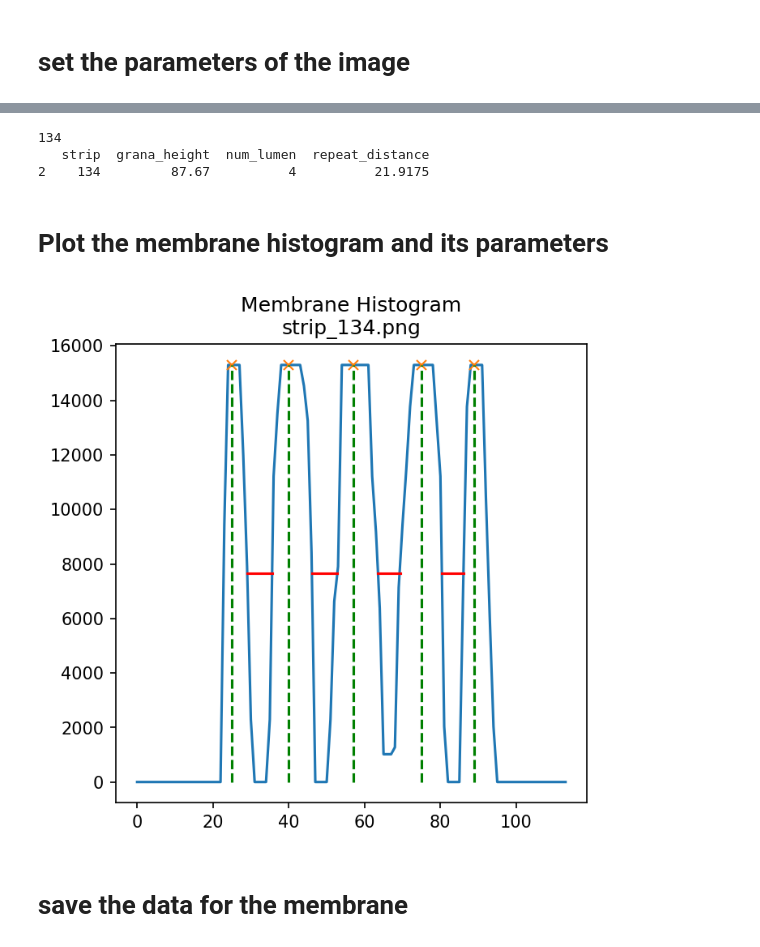
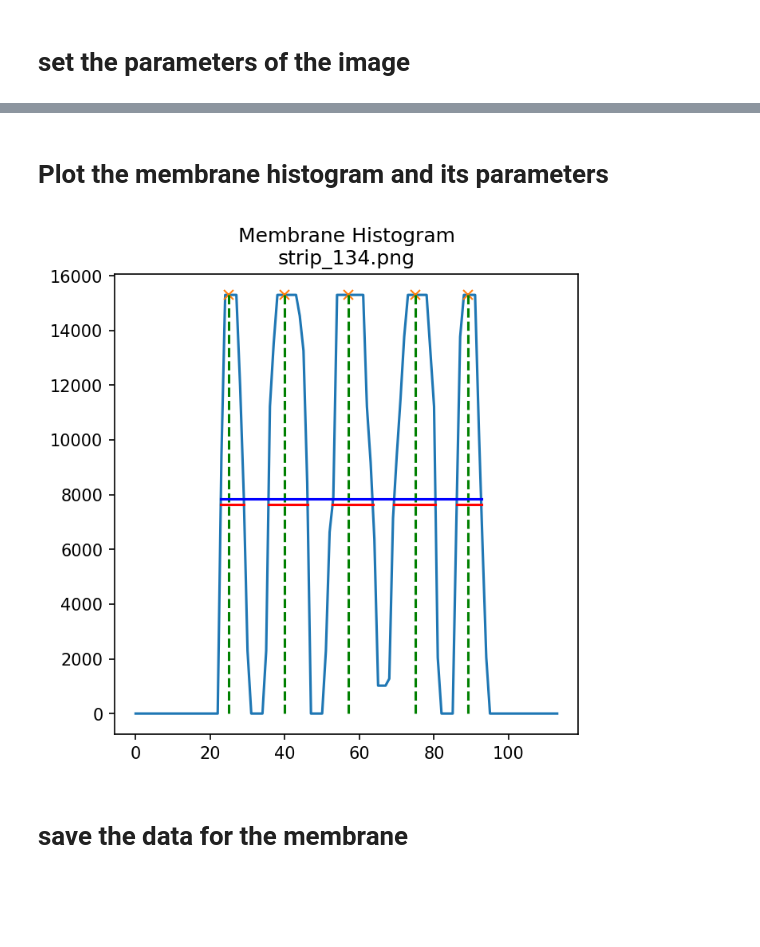
Before and after one commit to fieryWalrus1002/gapfinder_images, a Jupyter notebook: 9_signal_processing.ipynb, the cells around one changed output, grey strips where cells are left out. Saved outputs shown, nothing was run; the diff lists cells and outputs as text; code cells hidden in the pictures; blank space fills up the shorter version.

Commit message:
export the data

```diff
--- a/9_signal_processing.ipynb
+++ b/9_signal_processing.ipynb
@@ -335,39 +398,30 @@ Vaclav_df contains the expected values for the parameters of the images. We will
-# %%
-
-# retrieve the data from the vaclav_df that matches the strip number in the strip column
-image_number = image_name.split('_')[1].split('.')[0]
-print(image_number)
-
-strip_data = vaclav_df[vaclav_df['strip'] == int(image_number)]
-print(strip_data)
-# %% [output]
-134
-   strip  grana_height  num_lumen  repeat_distance
-2    134         87.67          4          21.9175
 # %% [markdown]
 # Plot the membrane histogram and its parameters
 # %%
 
 ################ Plot it ################
 # plot the histogram, but make sure the background is white
 fig, ax = plt.subplots(1, 1, figsize=(5, 5), dpi=150, facecolor='w')
 plt.plot(membrane_histogram)
 
 # plot the peaks, and then a green line dropping down
 plt.plot(membrane_peaks, membrane_histogram[membrane_peaks], "x")
 for peak in membrane_peaks:
     plt.plot([peak, peak], [0, membrane_histogram[peak]], "--g")
 
 # use the left and right interpolated points to plot the width of the peak
 for left_ip, right_ip in zip(left_ips, right_ips):
     plt.plot([left_ip, right_ip], [half_height_membrane, half_height_membrane], "-r")
 
+# place a horizontal bar, from the left_ip to left_ip + grana_stack_height
+plt.plot([np.min(left_ips), np.min(left_ips) + grana_stack_height], [half_height_membrane + 200, half_height_membrane + 200], "-b")
+
 plt.title(f"Membrane Histogram\n{image_name}")
 plt.savefig(f"./output/trial_{trial_number}/histograms/{image_name}_membrane_histogram.png")
 
 plt.show()
 # %% [output]
-[figure, old version]
+[figure, new version]
 # %% [markdown]
 # save the data for the membrane
 # %%
```
Also changed, not shown: parts of 9 cells of this notebook, 22 other files.
